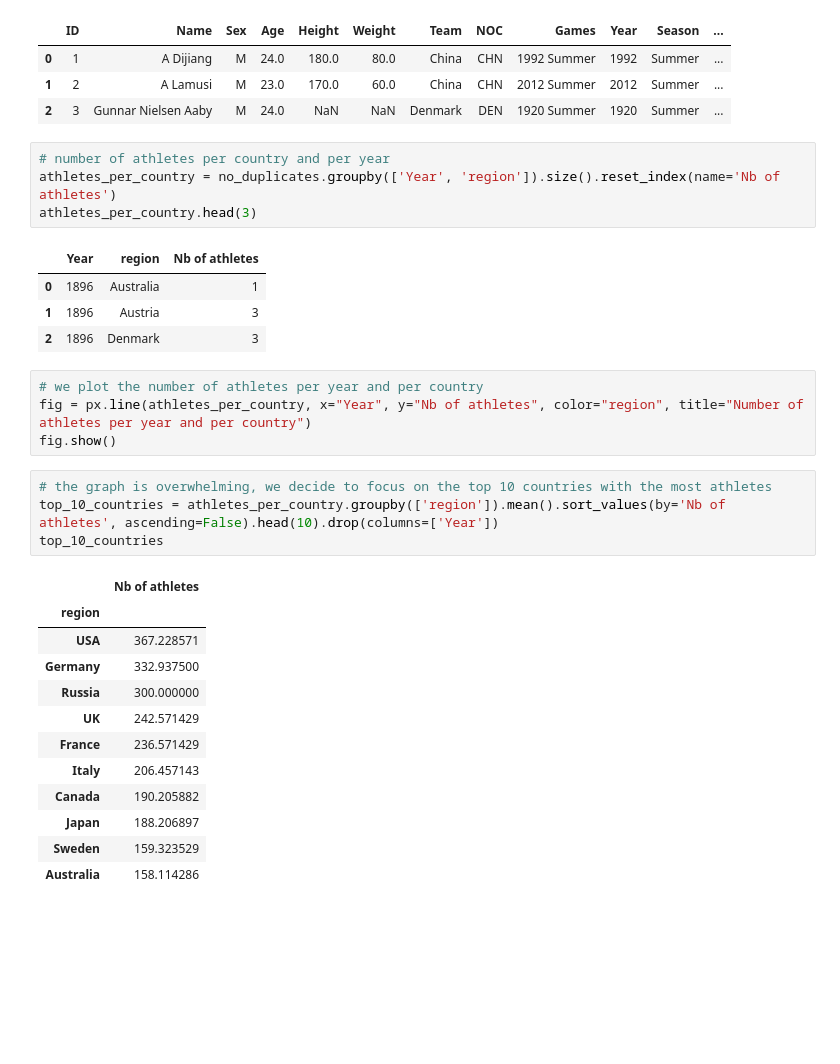
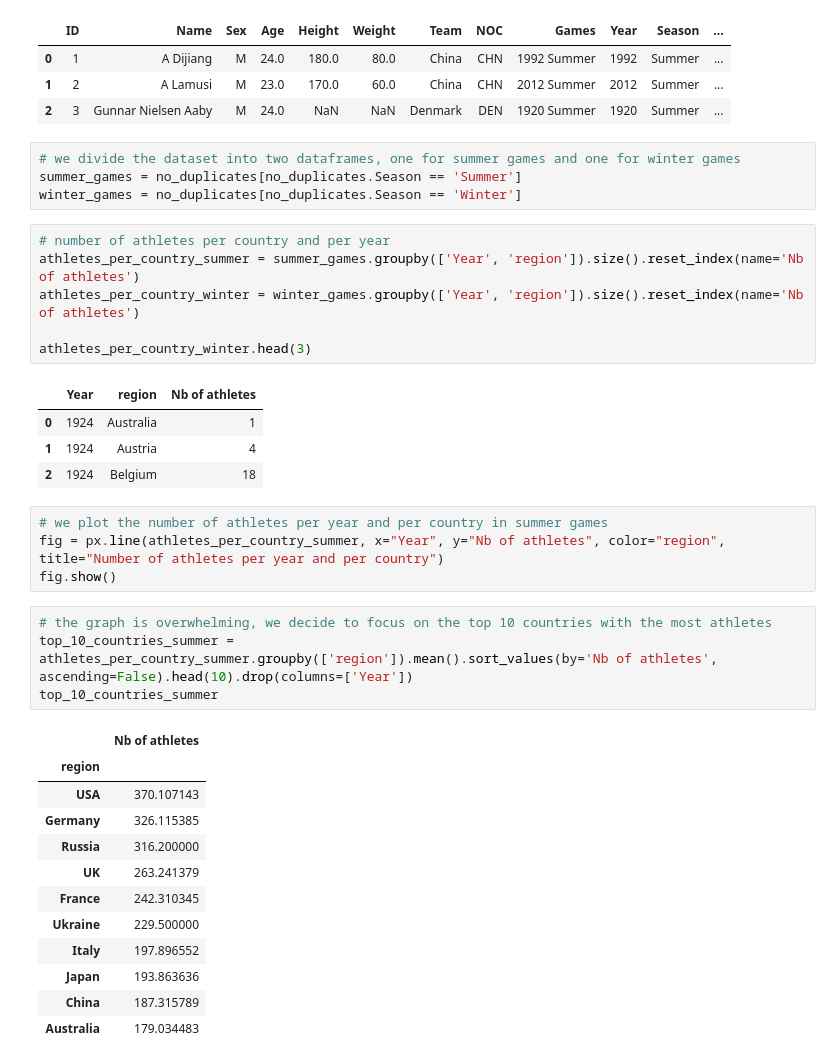
Before and after one commit to Maryam-Dollet/Dataviz_project, a Jupyter notebook: dataviz_guillaume.ipynb, the cells around one changed output. Saved outputs shown, nothing was run; the diff lists cells and outputs as text; blank space fills up the shorter version.

```diff
--- a/dataviz_guillaume.ipynb
+++ b/dataviz_guillaume.ipynb
@@ -73,33 +73,39 @@ no_duplicates.head(3)
 | 0 | 1 | A Dijiang | M | 24.0 | 180.0 | 80.0 | China | CHN | 1992 Summer | 1992 | Summer | ... |
 | 1 | 2 | A Lamusi | M | 23.0 | 170.0 | 60.0 | China | CHN | 2012 Summer | 2012 | Summer | ... |
 | 2 | 3 | Gunnar Nielsen Aaby | M | 24.0 | NaN | NaN | Denmark | DEN | 1920 Summer | 1920 | Summer | ... |
+# %%
+# we divide the dataset into two dataframes, one for summer games and one for winter games
+summer_games = no_duplicates[no_duplicates.Season == 'Summer']
+winter_games = no_duplicates[no_duplicates.Season == 'Winter']
 # %%
 # number of athletes per country and per year
-athletes_per_country = no_duplicates.groupby(['Year', 'region']).size().reset_index(name='Nb of athletes')
-athletes_per_country.head(3)
+athletes_per_country_summer = summer_games.groupby(['Year', 'region']).size().reset_index(name='Nb of athletes')
+athletes_per_country_winter = winter_games.groupby(['Year', 'region']).size().reset_index(name='Nb of athletes')
+
+athletes_per_country_winter.head(3)
 # %% [output]
 |  | Year | region | Nb of athletes |
-| 0 | 1896 | Australia | 1 |
-| 1 | 1896 | Austria | 3 |
-| 2 | 1896 | Denmark | 3 |
+| 0 | 1924 | Australia | 1 |
+| 1 | 1924 | Austria | 4 |
+| 2 | 1924 | Belgium | 18 |
 # %%
-# we plot the number of athletes per year and per country
-fig = px.line(athletes_per_country, x="Year", y="Nb of athletes", color="region", title="Number of athletes per year and per country")
+# we plot the number of athletes per year and per country in summer games
+fig = px.line(athletes_per_country_summer, x="Year", y="Nb of athletes", color="region", title="Number of athletes per year and per country")
 fig.show()
 # %%
 # the graph is overwhelming, we decide to focus on the top 10 countries with the most athletes
-top_10_countries = athletes_per_country.groupby(['region']).mean().sort_values(by='Nb of athletes', ascending=False).head(10).drop(columns=['Year'])
-top_10_countries
+top_10_countries_summer = athletes_per_country_summer.groupby(['region']).mean().sort_values(by='Nb of athletes', ascending=False).head(10).drop(columns=['Year'])
+top_10_countries_summer
 # %% [output]
 |  | Nb of athletes |
 | region |  |
-| USA | 367.228571 |
-| Germany | 332.937500 |
-| Russia | 300.000000 |
-| UK | 242.571429 |
-| France | 236.571429 |
-| Italy | 206.457143 |
-| Canada | 190.205882 |
-| Japan | 188.206897 |
-| Sweden | 159.323529 |
-| Australia | 158.114286 |
+| USA | 370.107143 |
+| Germany | 326.115385 |
+| Russia | 316.200000 |
+| UK | 263.241379 |
+| France | 242.310345 |
+| Ukraine | 229.500000 |
+| Italy | 197.896552 |
+| Japan | 193.863636 |
+| China | 187.315789 |
+| Australia | 179.034483 |
```
Also changed, not shown: parts of 6 cells of this notebook.
